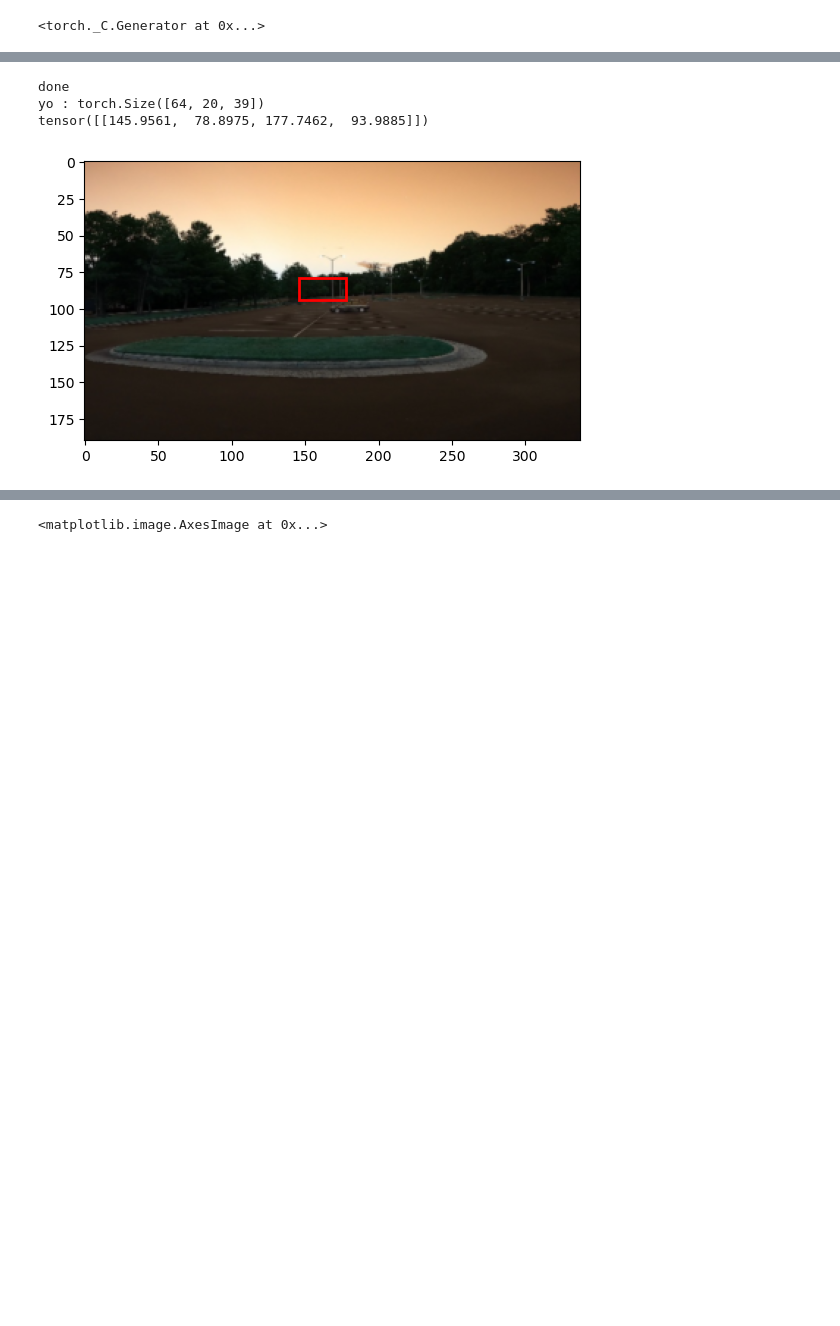
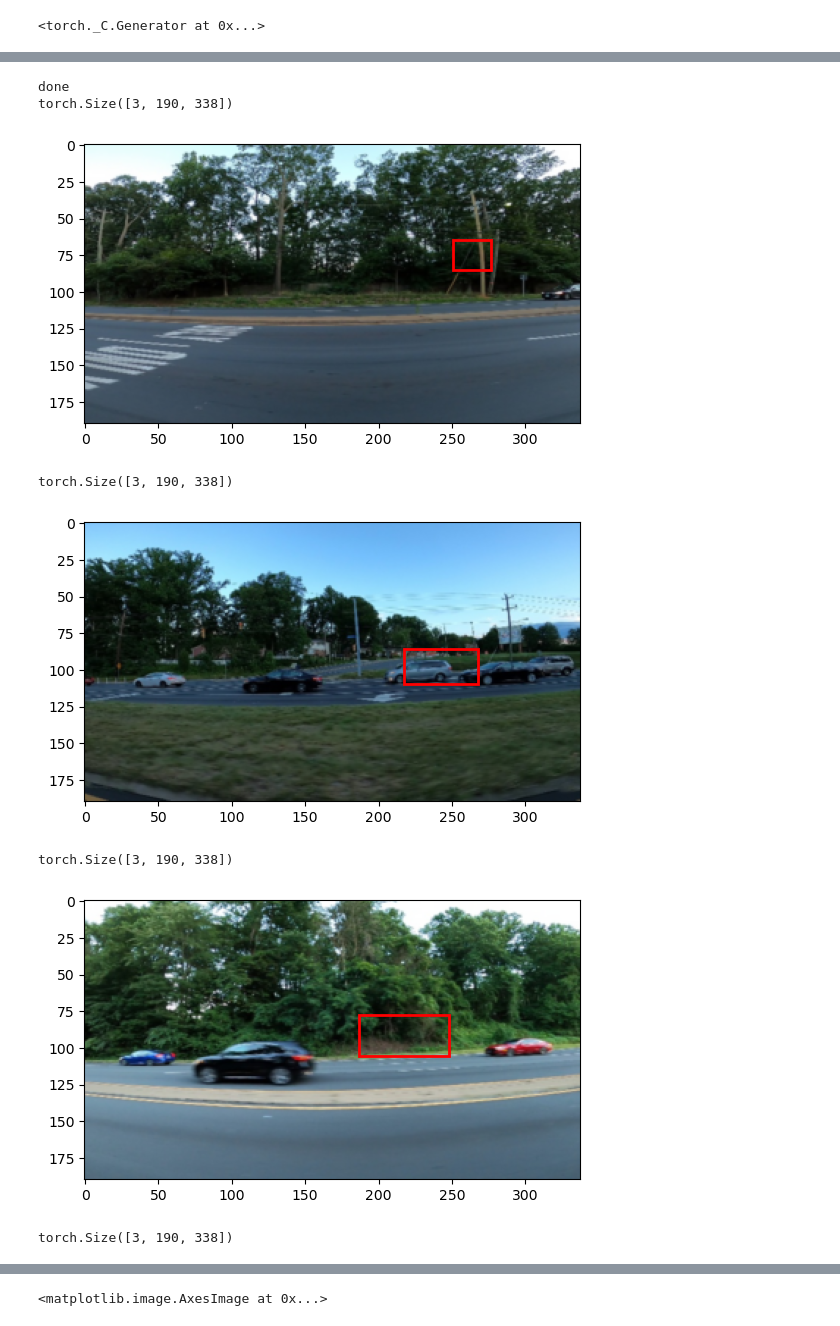
Before and after one commit to PaMilot/Car-detection, a Jupyter notebook: own_model.ipynb, the cells around one changed output, grey strips where cells are left out. Saved outputs shown, nothing was run; the diff lists cells and outputs as text; code cells hidden in the pictures; blank space fills up the shorter version.

```diff
--- a/own_model.ipynb
+++ b/own_model.ipynb
@@ -309,0 +386,15 @@ Mean IoU: 0.05936951444294188
+# %%
+model.eval()
+for name, param in model.named_parameters():
+    param.requires_grad = False
+print("done")
+
+img_list = []
+for img, label in train_loader:
+    img_list = img[:5]
+
+for img in img_list :
+    img = img.unsqueeze(0)
+    pred = model(img)
+    img = img.squeeze(0)
+    display_bounding_boxes(img.permute(1,2,0).numpy(), pred) # -> [H, W, C]
@@ -310,22 +413,25 @@ Mean IoU: 0.05936951444294188
 # %%
 model.eval()
 for name, param in model.named_parameters():
     param.requires_grad = False
 print("done")
 
-image_path = 'data/test/vid_5_400.jpg'
-image = cv2.imread(image_path)
-image = image[:,:,:3]
-# image = cv2.cvtColor(image, cv2.COLOR_BGR2GRAY)
+img_list = []
+for img, label in val_loader:
+    img_list = img[:5]
 
-transform = transforms.Compose([transforms.ToTensor(), # -> [C, H, W]
-                                transforms.Resize((NEW_HEIGHT, NEW_WIDTH))])
-img = transform(image)
-pred = model(img)
-print(pred)
-display_bounding_boxes(img.permute(1,2,0).numpy(), pred) # -> [H, W, C]
+for img in img_list :
+    img = img.unsqueeze(0)
+    pred = model(img)
+    img = img.squeeze(0)
+    print(img.shape)
+    display_bounding_boxes(img.permute(1,2,0).numpy(), pred) # -> [H, W, C]
 # %% [output]
 done
-yo : torch.Size([64, 20, 39])
-tensor([[145.9561,  78.8975, 177.7462,  93.9885]])
+torch.Size([3, 190, 338])
-[figure, old version]
+[figure, new version]
+torch.Size([3, 190, 338])
+[figure, added]
+torch.Size([3, 190, 338])
+[figure, added]
+torch.Size([3, 190, 338])
```
Also changed, not shown: parts of 16 cells of this notebook.
